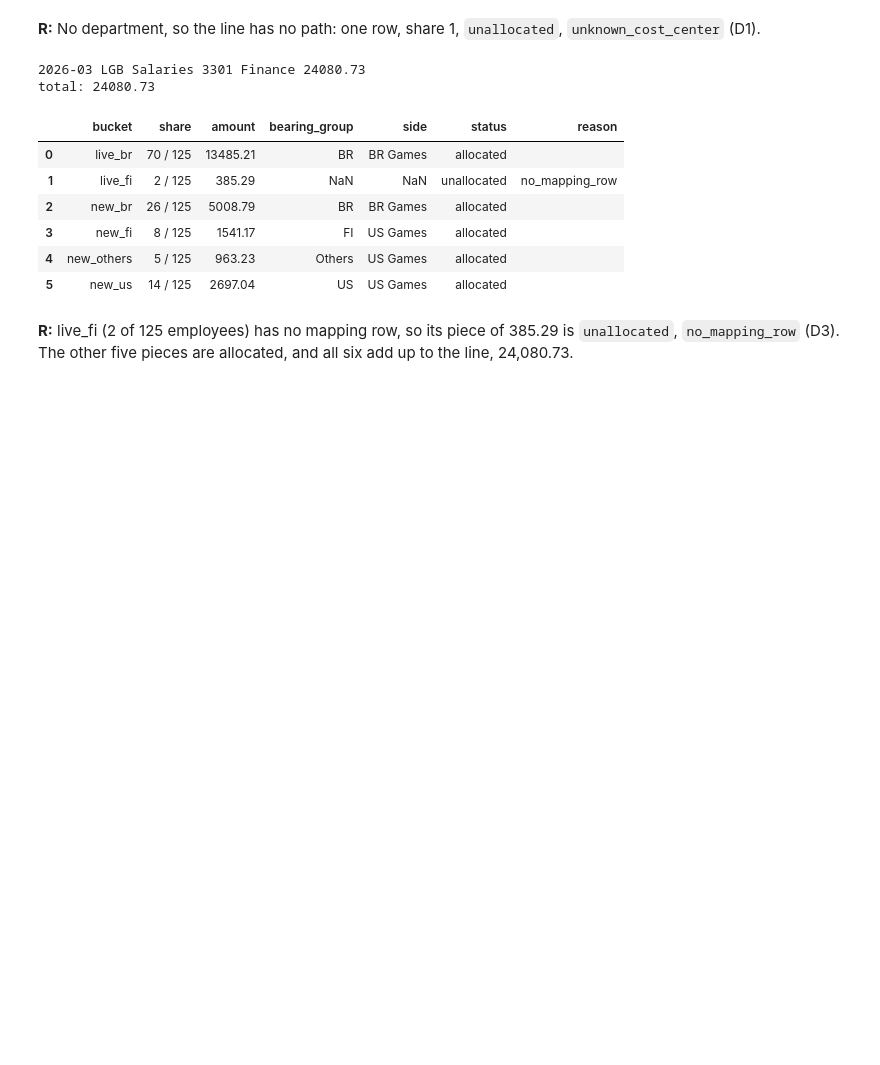
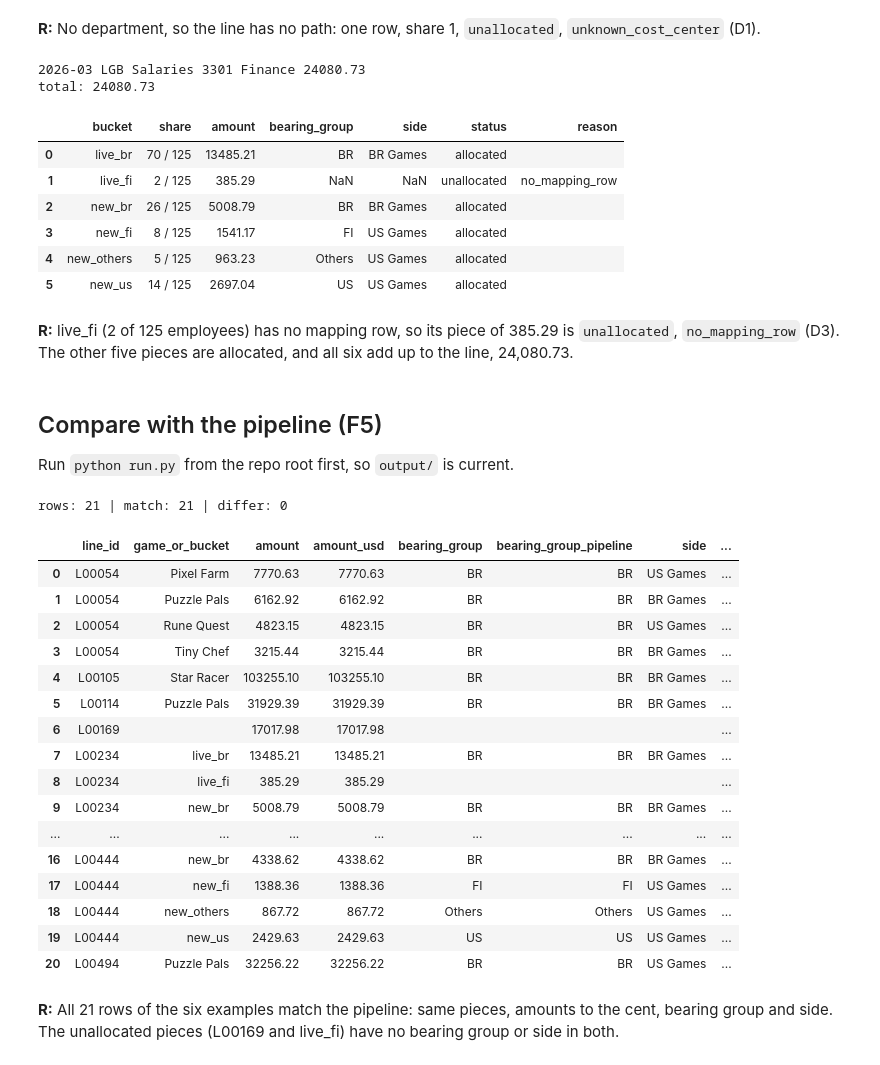
Before and after one commit to felipiadenildo/lumen-games-allocation, a Jupyter notebook: notebooks/02-worked-examples.ipynb, the cells around one changed output. Cells and saved outputs as stored; diff of their text form; code cells hidden in the pictures; blank space fills up the shorter version.

Commit message:
Compare worked examples with the pipeline output

```diff
--- a/notebooks/02-worked-examples.ipynb
+++ b/notebooks/02-worked-examples.ipynb
@@ -48,6 +49,14 @@ def mapping(name, month):
     ]
     assert len(rows) <= 1, f"two mapping rows for {name} in {month} (Q3)"
     return rows
+
+
+# Every example keeps its rows here; the last section compares them with the pipeline
+expected = []
+
+
+def keep(rows):
+    expected.append(rows[["line_id", "game_or_bucket", "amount", "bearing_group", "side"]])
 # %% [markdown]
 ### 1. Direct, single game (R4, R6, R7)
 # %%
@@ -231,3 +251,50 @@ total: 24080.73
 # %% [markdown]
 **R:** live_fi (2 of 125 employees) has no mapping row, so its piece of 385.29 is `unallocated`, `no_mapping_row`
 (D3). The other five pieces are allocated, and all six add up to the line, 24,080.73.
+# %% [markdown]
+## Compare with the pipeline (F5)
+
+Run `python run.py` from the repo root first, so `output/` is current.
+# %%
+# The notebook's rows, and the pipeline's rows for the same ledger lines
+mine = pd.concat(expected).fillna("")
+mine["amount"] = mine["amount"].astype(float).round(2)
+
+allocation = pd.read_csv("../output/allocation.csv", dtype=str).fillna("")
+pipeline = allocation[allocation["line_id"].isin(mine["line_id"])]
+pipeline = pipeline[["line_id", "game_or_bucket", "amount_usd", "bearing_group", "side"]].copy()
+pipeline["amount_usd"] = pipeline["amount_usd"].astype(float)
+
+# One row per piece; a piece only one side has shows up as left_only or right_only
+both = mine.merge(pipeline, on=["line_id", "game_or_bucket"], how="outer", suffixes=("", "_pipeline"), indicator=True)
+both["match"] = (
+    (both["_merge"] == "both")
+    & (both["amount"] == both["amount_usd"])
+    & (both["bearing_group"] == both["bearing_group_pipeline"])
+    & (both["side"] == both["side_pipeline"])
+)
+print("rows:", len(both), "| match:", both["match"].sum(), "| differ:", (~both["match"]).sum())
+both[["line_id", "game_or_bucket", "amount", "amount_usd", "bearing_group", "bearing_group_pipeline",
+      "side", "side_pipeline", "match"]]
+# %% [output]
+rows: 21 | match: 21 | differ: 0
+|  | line_id | game_or_bucket | amount | amount_usd | bearing_group | bearing_group_pipeline | side | ... |
+| 0 | L00054 | Pixel Farm | 7770.63 | 7770.63 | BR | BR | US Games | ... |
+| 1 | L00054 | Puzzle Pals | 6162.92 | 6162.92 | BR | BR | BR Games | ... |
+| 2 | L00054 | Rune Quest | 4823.15 | 4823.15 | BR | BR | US Games | ... |
+| 3 | L00054 | Tiny Chef | 3215.44 | 3215.44 | BR | BR | BR Games | ... |
+| 4 | L00105 | Star Racer | 103255.10 | 103255.10 | BR | BR | BR Games | ... |
+| 5 | L00114 | Puzzle Pals | 31929.39 | 31929.39 | BR | BR | BR Games | ... |
+| 6 | L00169 |  | 17017.98 | 17017.98 |  |  |  | ... |
+| 7 | L00234 | live_br | 13485.21 | 13485.21 | BR | BR | BR Games | ... |
+| 8 | L00234 | live_fi | 385.29 | 385.29 |  |  |  | ... |
+| 9 | L00234 | new_br | 5008.79 | 5008.79 | BR | BR | BR Games | ... |
+| ... | ... | ... | ... | ... | ... | ... | ... | ... |
+| 16 | L00444 | new_br | 4338.62 | 4338.62 | BR | BR | BR Games | ... |
+| 17 | L00444 | new_fi | 1388.36 | 1388.36 | FI | FI | US Games | ... |
+| 18 | L00444 | new_others | 867.72 | 867.72 | Others | Others | US Games | ... |
+| 19 | L00444 | new_us | 2429.63 | 2429.63 | US | US | US Games | ... |
+| 20 | L00494 | Puzzle Pals | 32256.22 | 32256.22 | BR | BR | US Games | ... |
+# %% [markdown]
+**R:** All 21 rows of the six examples match the pipeline: same pieces, amounts to the cent, bearing group and side.
+The unallocated pieces (L00169 and live_fi) have no bearing group or side in both.
```
Also changed, not shown: parts of 8 cells of this notebook.
